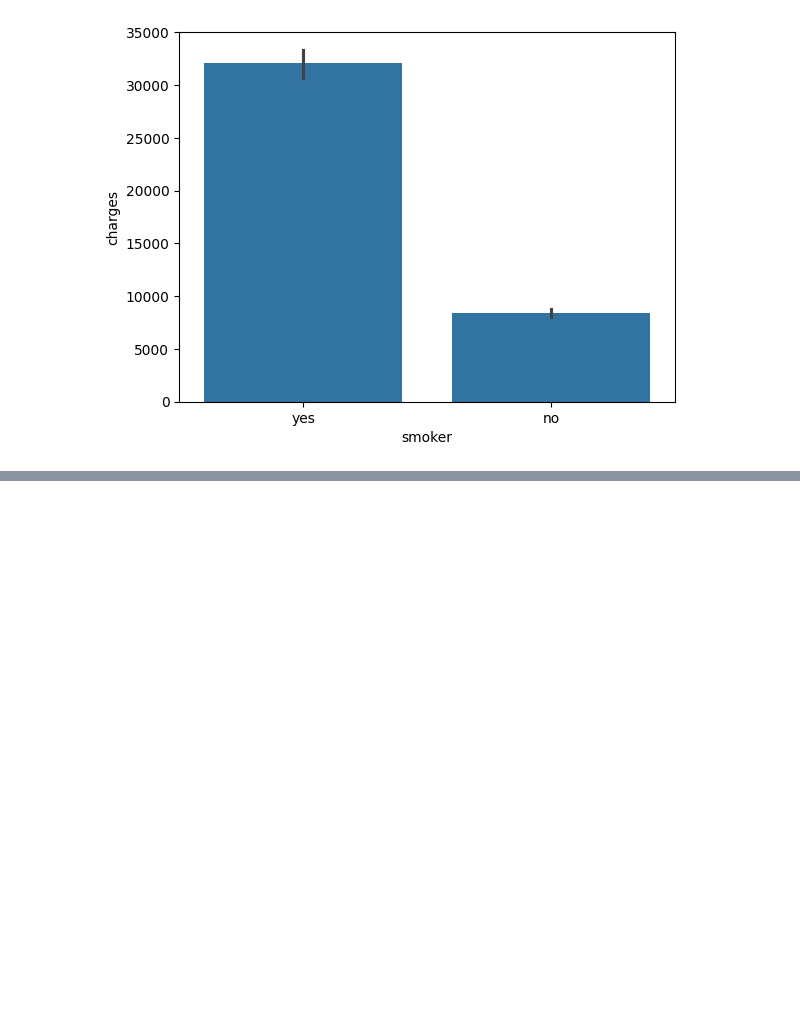
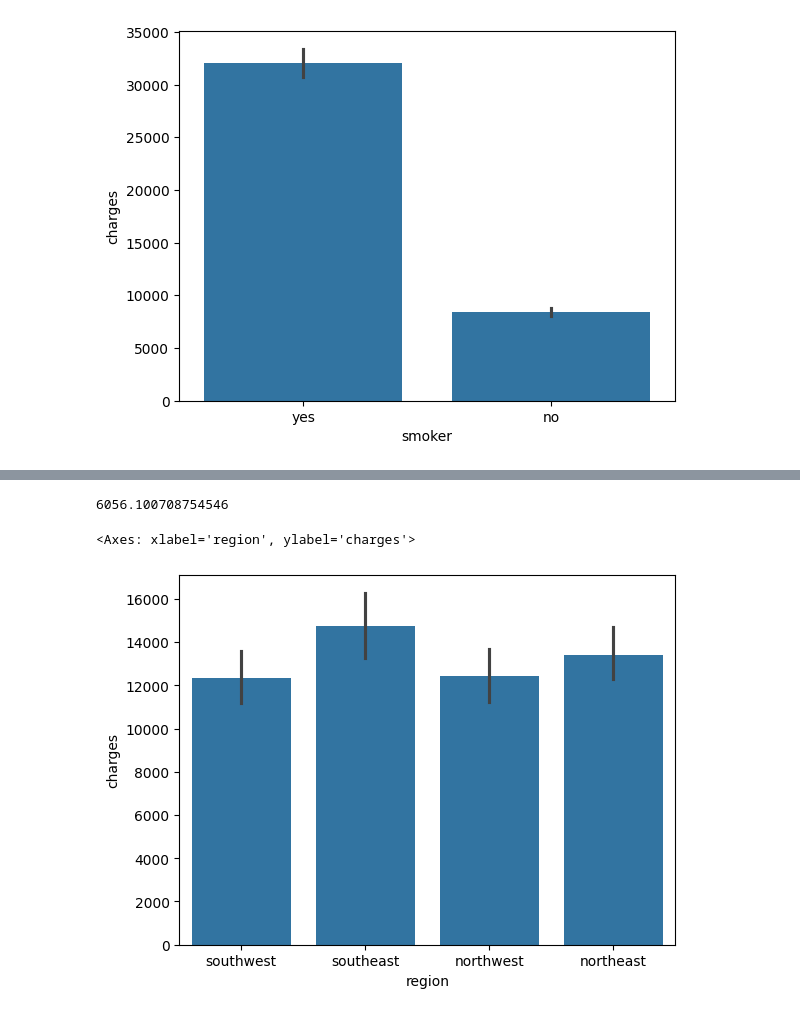
Before and after one commit to abolfazlshahsavaryyy/sklearn, a Jupyter notebook: sklearn.ipynb, the cells around one changed output, grey strips where cells are left out. Cells and saved outputs as stored; diff of their text form; code cells hidden in the pictures; blank space fills up the shorter version.

```diff
--- a/sklearn.ipynb
+++ b/sklearn.ipynb
@@ -433,0 +484,14 @@ mdf['sex']=(mdf['sex']=='male').astype(int)
+# %%
+input,target=mdf[['age','bmi','children','smoker_code','sex_code']],mdf['charges']
+
+module=LinearRegression().fit(input,target)
+pred=module.predict(input)
+
+cul_rmse(target,pred)
+# %% [output]
+6056.100708754546
+# %%
+sns.barplot(data=mdf,x='region',y='charges')
+# %% [output]
+<Axes: xlabel='region', ylabel='charges'>
+[figure, added]
```
Also changed, not shown: parts of 17 cells of this notebook.
